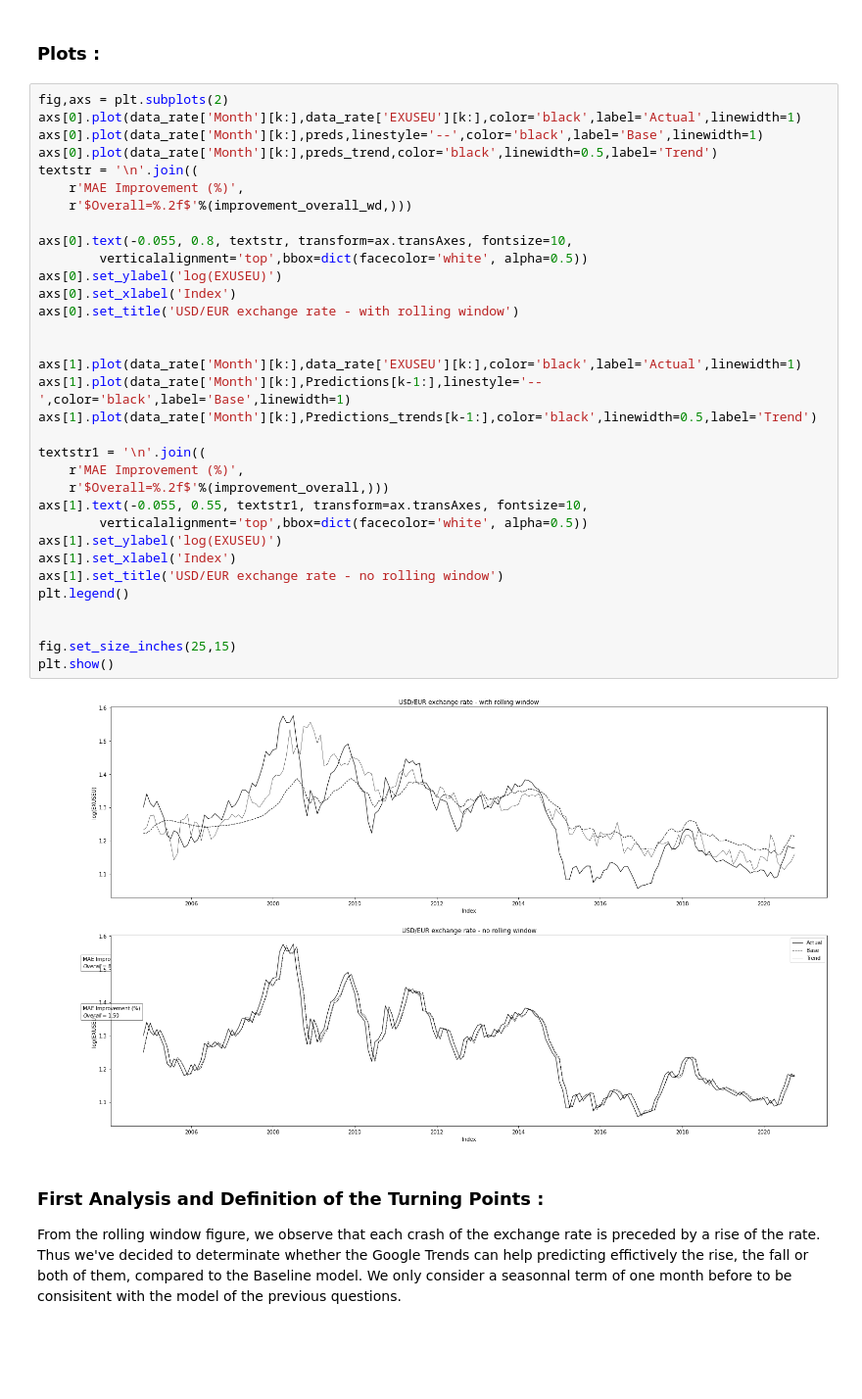
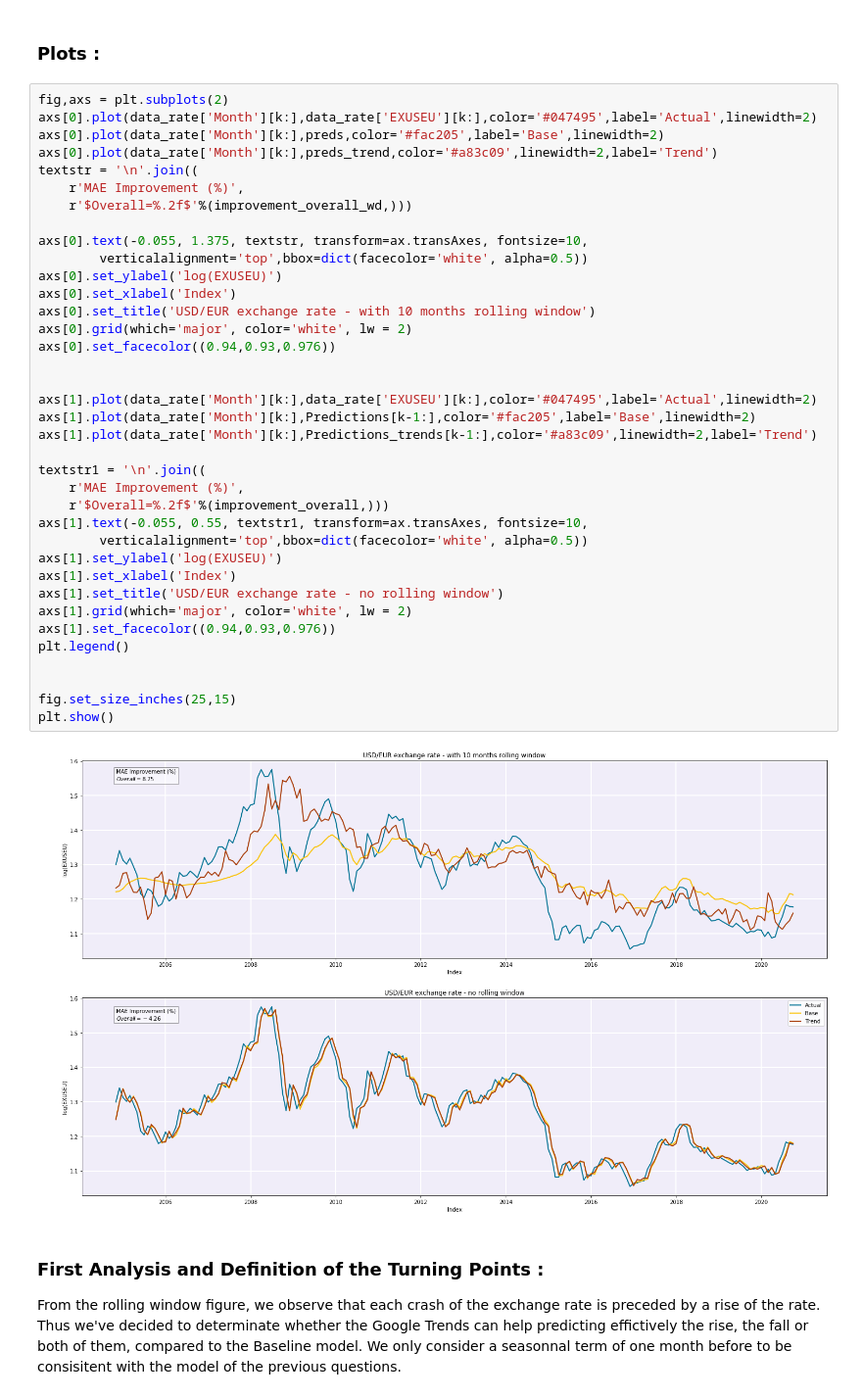
Before and after one commit to epfl-ada/ada-2020-project-milestone-p3-p3_adaimb, a Jupyter notebook: MilestoneP4.ipynb, the cells around one changed output. Shown at 98% size. Drawn from its saved outputs; the diff is of its cells as text; blank space fills up the shorter version.

```diff
--- a/MilestoneP4.ipynb
+++ b/MilestoneP4.ipynb
@@ -776,39 +768,43 @@ MAE Base Overall = 0.05107378978067345
 ### Plots :
 # %%
 fig,axs = plt.subplots(2)
-axs[0].plot(data_rate['Month'][k:],data_rate['EXUSEU'][k:],color='black',label='Actual',linewidth=1)
-axs[0].plot(data_rate['Month'][k:],preds,linestyle='--',color='black',label='Base',linewidth=1)
-axs[0].plot(data_rate['Month'][k:],preds_trend,color='black',linewidth=0.5,label='Trend')
+axs[0].plot(data_rate['Month'][k:],data_rate['EXUSEU'][k:],color='#047495',label='Actual',linewidth=2)
+axs[0].plot(data_rate['Month'][k:],preds,color='#fac205',label='Base',linewidth=2)
+axs[0].plot(data_rate['Month'][k:],preds_trend,color='#a83c09',linewidth=2,label='Trend')
 textstr = '\n'.join((
     r'MAE Improvement (%)',
     r'$Overall=%.2f$'%(improvement_overall_wd,)))
 
-axs[0].text(-0.055, 0.8, textstr, transform=ax.transAxes, fontsize=10,
+axs[0].text(-0.055, 1.375, textstr, transform=ax.transAxes, fontsize=10,
         verticalalignment='top',bbox=dict(facecolor='white', alpha=0.5))
 axs[0].set_ylabel('log(EXUSEU)')
 axs[0].set_xlabel('Index')
-axs[0].set_title('USD/EUR exchange rate - with rolling window')
+axs[0].set_title('USD/EUR exchange rate - with 10 months rolling window')
+axs[0].grid(which='major', color='white', lw = 2)
+axs[0].set_facecolor((0.94,0.93,0.976))
 
 
-axs[1].plot(data_rate['Month'][k:],data_rate['EXUSEU'][k:],color='black',label='Actual',linewidth=1)
-axs[1].plot(data_rate['Month'][k:],Predictions[k-1:],linestyle='--',color='black',label='Base',linewidth=1)
-axs[1].plot(data_rate['Month'][k:],Predictions_trends[k-1:],color='black',linewidth=0.5,label='Trend')
+axs[1].plot(data_rate['Month'][k:],data_rate['EXUSEU'][k:],color='#047495',label='Actual',linewidth=2)
+axs[1].plot(data_rate['Month'][k:],Predictions[k-1:],color='#fac205',label='Base',linewidth=2)
+axs[1].plot(data_rate['Month'][k:],Predictions_trends[k-1:],color='#a83c09',linewidth=2,label='Trend')
 
 textstr1 = '\n'.join((
     r'MAE Improvement (%)',
     r'$Overall=%.2f$'%(improvement_overall,)))
 axs[1].text(-0.055, 0.55, textstr1, transform=ax.transAxes, fontsize=10,
         verticalalignment='top',bbox=dict(facecolor='white', alpha=0.5))
 axs[1].set_ylabel('log(EXUSEU)')
 axs[1].set_xlabel('Index')
 axs[1].set_title('USD/EUR exchange rate - no rolling window')
+axs[1].grid(which='major', color='white', lw = 2)
+axs[1].set_facecolor((0.94,0.93,0.976))
 plt.legend()
 
 
 fig.set_size_inches(25,15)
 plt.show()
 # %% [output]
-[figure, old version]
+[figure, new version]
 # %% [markdown]
 ### First Analysis and Definition of the Turning Points :
 
```
Also changed, not shown: parts of 21 cells of this notebook.
